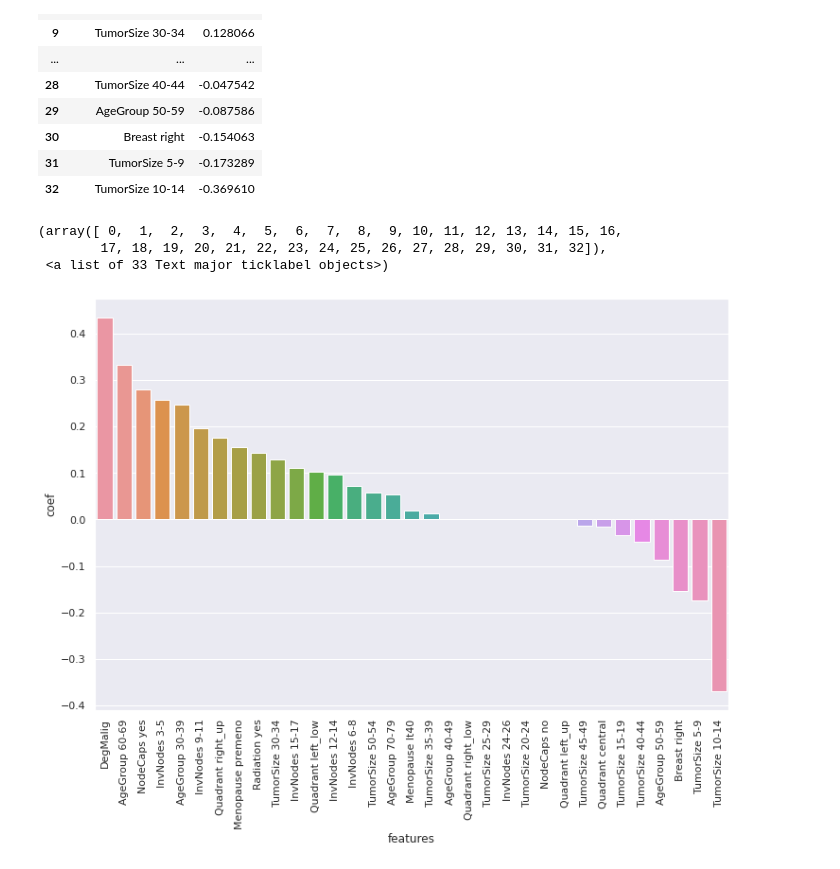
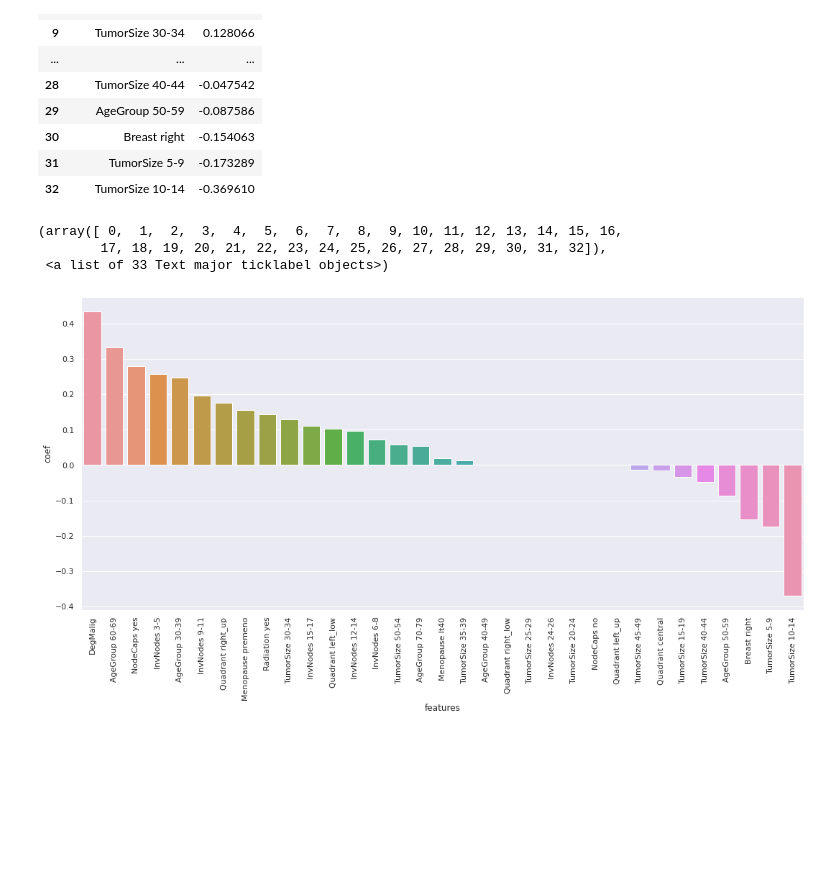
Before and after one commit to Otobi1/Predictors-of-Breast-Cancer-Recurrence, a Jupyter notebook: Predictors_of_Cancer_Recurrence.ipynb, the cells around one changed output. Saved outputs shown, nothing was run; the diff lists cells and outputs as text; code cells hidden in the pictures; blank space fills up the shorter version.

```diff
--- a/Predictors_of_Cancer_Recurrence.ipynb
+++ b/Predictors_of_Cancer_Recurrence.ipynb
@@ -907,11 +907,11 @@ coefs_df
 | 31 | TumorSize 5-9 | -0.173289 |
 | 32 | TumorSize 10-14 | -0.369610 |
 # %%
-plt.figure(figsize=(12,8))
+plt.figure(figsize=(18,8))
 sns.barplot(x='features', y='coef', data=coefs_df)
 plt.xticks(rotation=90)
 # %% [output]
 (array([ 0,  1,  2,  3,  4,  5,  6,  7,  8,  9, 10, 11, 12, 13, 14, 15, 16,
         17, 18, 19, 20, 21, 22, 23, 24, 25, 26, 27, 28, 29, 30, 31, 32]),
  <a list of 33 Text major ticklabel objects>)
-[figure, old version]
+[figure, new version]
```
Also changed, not shown: parts of 6 cells of this notebook.
